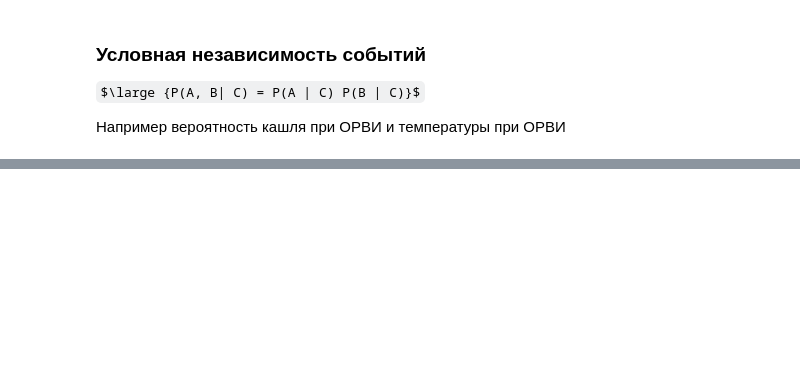
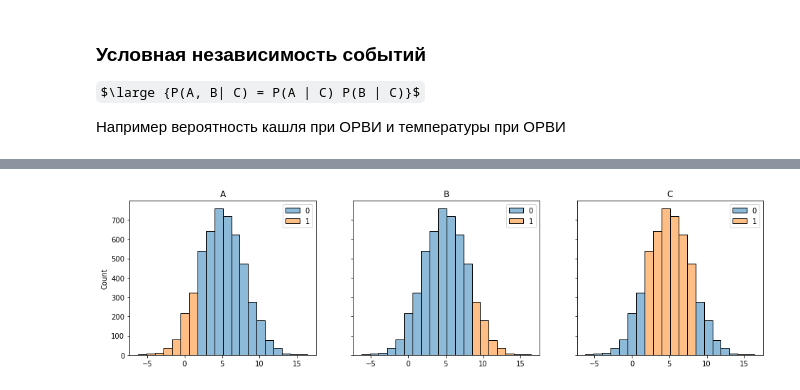
Before and after one commit to IMDxD/MLIsuct, a Jupyter notebook: fall2021/lecture2/probability.ipynb, the cells around one changed output, grey strips where cells are left out. Cells and saved outputs as stored; diff of their text form; code cells hidden in the pictures; some formulas as TeX source; blank space fills up the shorter version.

```diff
--- a/fall2021/lecture2/probability.ipynb
+++ b/fall2021/lecture2/probability.ipynb
@@ -137,0 +401,33 @@ plt.grid(True);
+# %%
+# event A
+
+f, (ax1, ax2, ax3) = plt.subplots(1, 3, sharey=True)
+
+f.figure.set_figwidth(16)
+
+np.random.seed(0)
+
+X = np.random.normal(5, 3, size=(5_000,))
+
+
+is_A = (X <= 1.7).astype(np.uint8)
+
+ax1.set_title("A")
+
+sns.histplot(x=X, bins=20, hue=is_A, ax=ax1)
+
+
+ax2.set_title("B")
+
+is_B = (X >= 8.49).astype(np.uint8)
+
+sns.histplot(x=X, bins=20, hue=is_B, ax=ax2)
+
+
+ax3.set_title("C")
+
+is_C = ((X >= 1.7) & (X <= 8.49)).astype(np.uint8)
+
+sns.histplot(x=X, bins=20, hue=is_C, ax=ax3);
+# %% [output]
+[figure, added]
```
Also changed, not shown: parts of 21 cells of this notebook.
